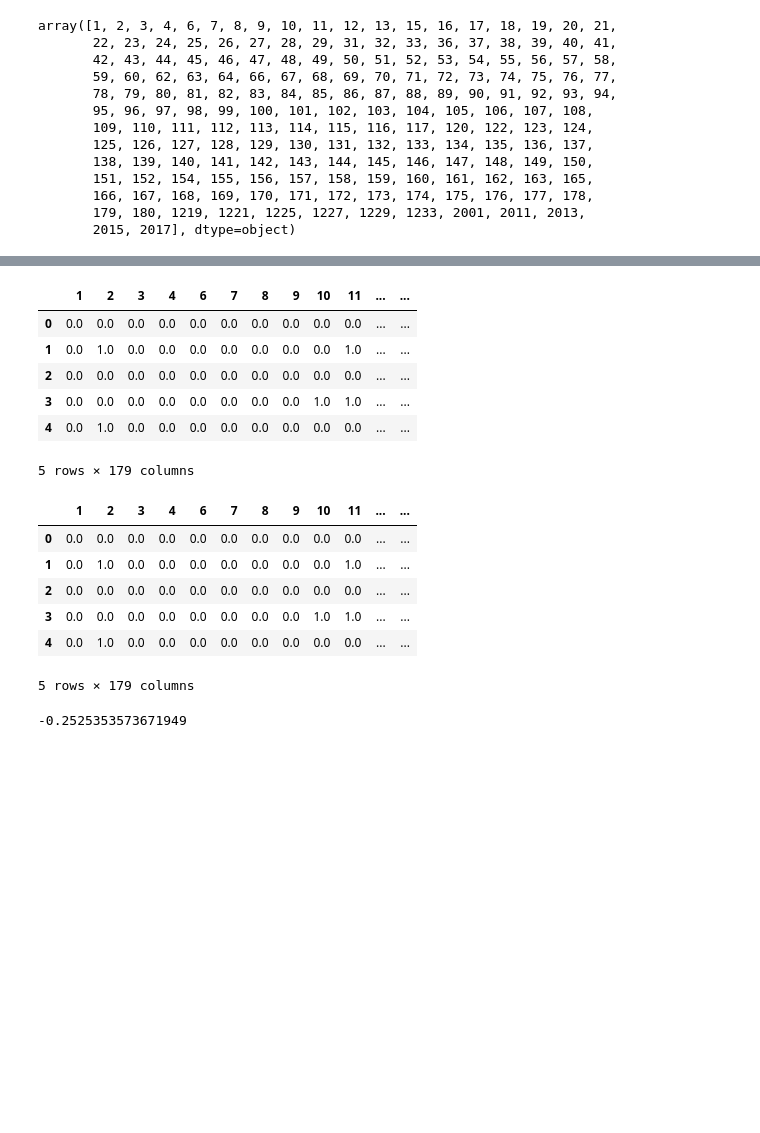
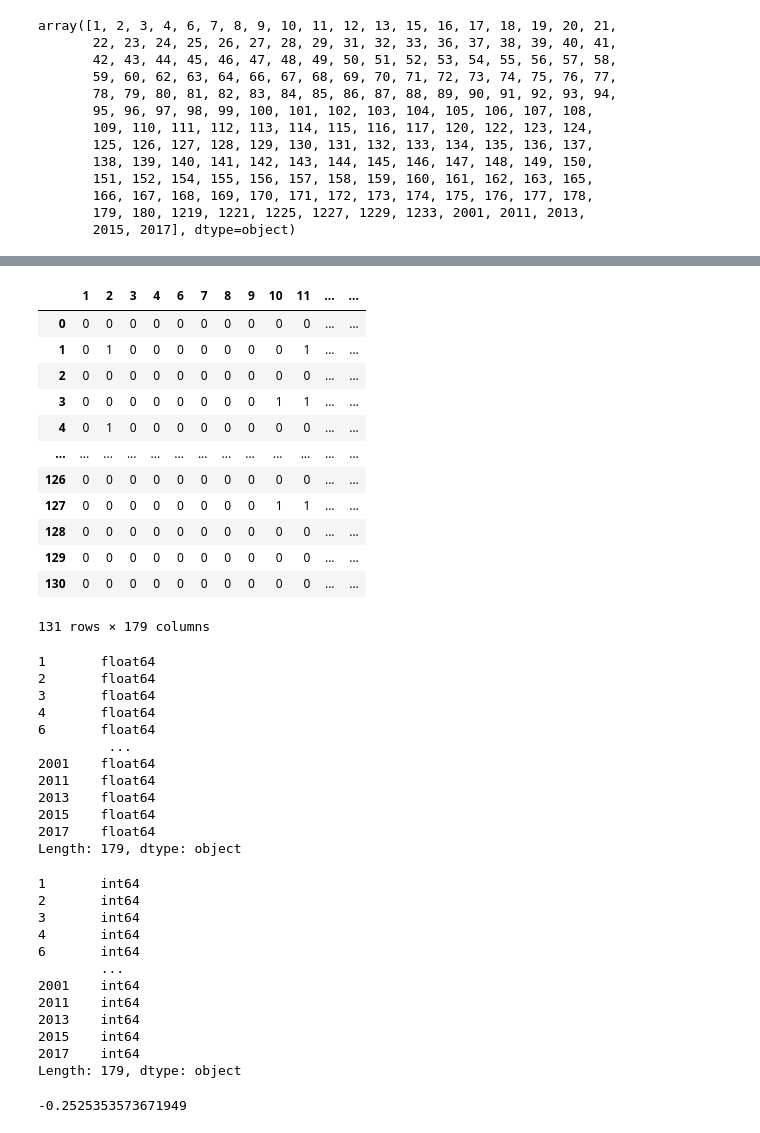
Before and after one commit to Raelag0112/Project-Brain, a Jupyter notebook: lesymap/test.ipynb, the cells around one changed output, grey strips where cells are left out. Saved outputs shown, nothing was run; the diff lists cells and outputs as text; code cells hidden in the pictures; blank space fills up the shorter version.

```diff
--- a/lesymap/test.ipynb
+++ b/lesymap/test.ipynb
@@ -45,25 +61,51 @@ X_culled.to_csv("X_culled", index=False)
 # %%
-X_culled1 = pd.read_csv("X_culled")
+X_culled1 = pd.read_excel("X_culled.xlsx")
+# %%
+X_culled1
+# %% [output]
+|  | 1 | 2 | 3 | 4 | 6 | 7 | 8 | 9 | 10 | 11 | ... | ... |
+| 0 | 0 | 0 | 0 | 0 | 0 | 0 | 0 | 0 | 0 | 0 | ... | ... |
+| 1 | 0 | 1 | 0 | 0 | 0 | 0 | 0 | 0 | 0 | 1 | ... | ... |
+| 2 | 0 | 0 | 0 | 0 | 0 | 0 | 0 | 0 | 0 | 0 | ... | ... |
+| 3 | 0 | 0 | 0 | 0 | 0 | 0 | 0 | 0 | 1 | 1 | ... | ... |
+| 4 | 0 | 1 | 0 | 0 | 0 | 0 | 0 | 0 | 0 | 0 | ... | ... |
+| ... | ... | ... | ... | ... | ... | ... | ... | ... | ... | ... | ... | ... |
+| 126 | 0 | 0 | 0 | 0 | 0 | 0 | 0 | 0 | 0 | 0 | ... | ... |
+| 127 | 0 | 0 | 0 | 0 | 0 | 0 | 0 | 0 | 1 | 1 | ... | ... |
+| 128 | 0 | 0 | 0 | 0 | 0 | 0 | 0 | 0 | 0 | 0 | ... | ... |
+| 129 | 0 | 0 | 0 | 0 | 0 | 0 | 0 | 0 | 0 | 0 | ... | ... |
+| 130 | 0 | 0 | 0 | 0 | 0 | 0 | 0 | 0 | 0 | 0 | ... | ... |
+131 rows × 179 columns
 # %%
-X_culled.head()
+X_culled.dtypes
 # %% [output]
-|  | 1 | 2 | 3 | 4 | 6 | 7 | 8 | 9 | 10 | 11 | ... | ... |
-| 0 | 0.0 | 0.0 | 0.0 | 0.0 | 0.0 | 0.0 | 0.0 | 0.0 | 0.0 | 0.0 | ... | ... |
-| 1 | 0.0 | 1.0 | 0.0 | 0.0 | 0.0 | 0.0 | 0.0 | 0.0 | 0.0 | 1.0 | ... | ... |
-| 2 | 0.0 | 0.0 | 0.0 | 0.0 | 0.0 | 0.0 | 0.0 | 0.0 | 0.0 | 0.0 | ... | ... |
-| 3 | 0.0 | 0.0 | 0.0 | 0.0 | 0.0 | 0.0 | 0.0 | 0.0 | 1.0 | 1.0 | ... | ... |
-| 4 | 0.0 | 1.0 | 0.0 | 0.0 | 0.0 | 0.0 | 0.0 | 0.0 | 0.0 | 0.0 | ... | ... |
-5 rows × 179 columns
+1       float64
+2       float64
+3       float64
+4       float64
+6       float64
+         ...
+2001    float64
+2011    float64
+2013    float64
+2015    float64
+2017    float64
+Length: 179, dtype: object
 # %%
-X_culled1.head()
+X_culled1.dtypes
 # %% [output]
-|  | 1 | 2 | 3 | 4 | 6 | 7 | 8 | 9 | 10 | 11 | ... | ... |
-| 0 | 0.0 | 0.0 | 0.0 | 0.0 | 0.0 | 0.0 | 0.0 | 0.0 | 0.0 | 0.0 | ... | ... |
-| 1 | 0.0 | 1.0 | 0.0 | 0.0 | 0.0 | 0.0 | 0.0 | 0.0 | 0.0 | 1.0 | ... | ... |
-| 2 | 0.0 | 0.0 | 0.0 | 0.0 | 0.0 | 0.0 | 0.0 | 0.0 | 0.0 | 0.0 | ... | ... |
-| 3 | 0.0 | 0.0 | 0.0 | 0.0 | 0.0 | 0.0 | 0.0 | 0.0 | 1.0 | 1.0 | ... | ... |
-| 4 | 0.0 | 1.0 | 0.0 | 0.0 | 0.0 | 0.0 | 0.0 | 0.0 | 0.0 | 0.0 | ... | ... |
-5 rows × 179 columns
+1       int64
+2       int64
+3       int64
+4       int64
+6       int64
+        ...
+2001    int64
+2011    int64
+2013    int64
+2015    int64
+2017    int64
+Length: 179, dtype: object
 # %%
 y = np.loadtxt("behavior/behavior.txt")
 fit_one_region(X_culled.to_numpy(), y, cname=93, model='DR')
```
Also changed, not shown: parts of 5 cells of this notebook, 3 other files.
